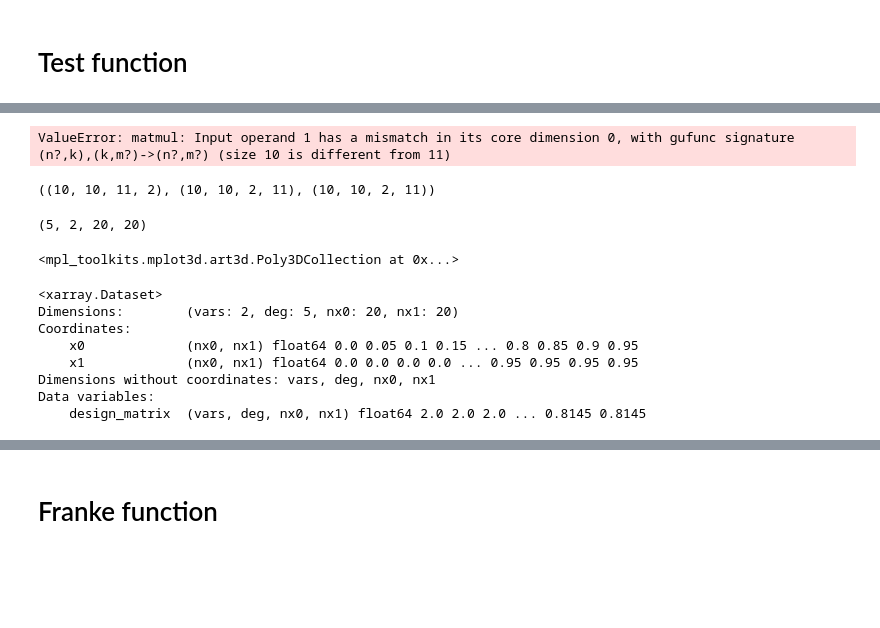
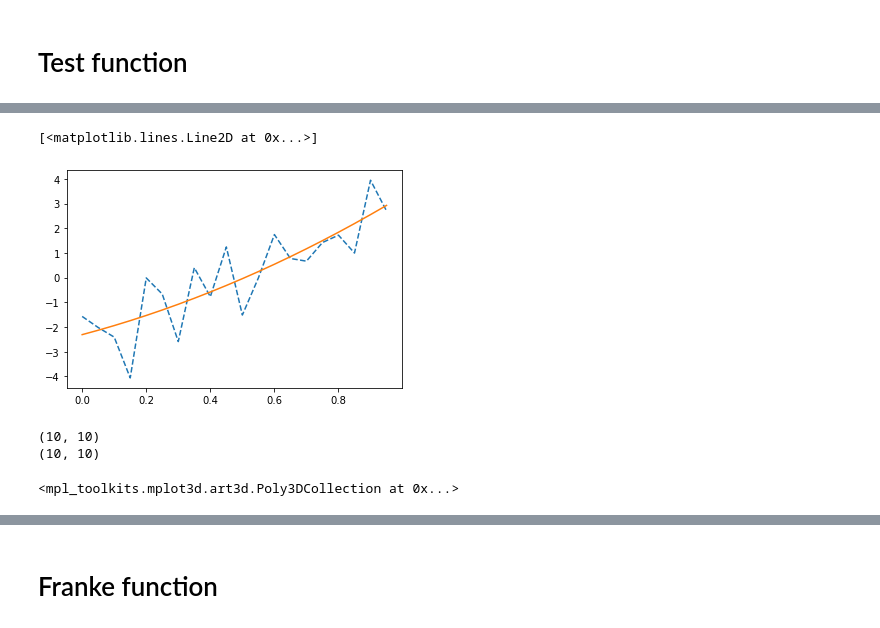
Before and after one commit to johanage/ada_ml_project1, a Jupyter notebook: Project1.ipynb, the cells around one changed output, grey strips where cells are left out. Saved outputs shown, nothing was run; the diff lists cells and outputs as text; code cells hidden in the pictures; blank space fills up the shorter version.

```diff
--- a/Project1.ipynb
+++ b/Project1.ipynb
@@ -37,3 +70,17 @@ np.mean(znoisy-X[0].T@betahat[0])
+# %%
+%matplotlib inline
+import project1.project1;import importlib; importlib.reload(project1.project1);from project1.project1 import *
+x = np.arange(0,1,0.05)
+xvec = np.array([x])
+z = test_func(**{'x0':x})
+znoisy_tilde, X, noise = ols_fp(xvec = xvec, f = test_func, p=2)
+znoisy = z + noise
+znoisy_centered = znoisy-np.mean(znoisy)
+plt.plot(x, znoisy_centered, linestyle = 'dashed')
+plt.plot(x, znoisy_tilde)
+# %% [output]
+[<matplotlib.lines.Line2D at 0x...>]
+[figure, added]
 # %%
 %matplotlib qt
 import project1.project1;import importlib; importlib.reload(project1.project1);from project1.project1 import *
@@ -43,22 +90,20 @@ def test_func_2(**kwargs):
     x = kwargs['x0']
     y = kwargs['x1']
     return 5*x**2 + x + 5*y**2 + y
+xvec = np.array([x, y])
+z = test_func(**{'x%i'%i: xvec[i] for i in range(len(xvec))})
+print(x.shape)
+znoisy_tilde, X, noise = ols_fp(xvec = xvec, f = test_func_2, p=3)
+znoisy_tilde = znoisy_tilde.reshape(x.shape)
+print(znoisy_tilde.shape)
+znoisy = z + noise.reshape(x.shape)
+znoisy_centered = znoisy-np.mean(znoisy)
 
-X, ds = make_design_matrix(xvec = np.array([x, y]), deg = 10)
-z = test_func_2(**{'x0':x,'x1':y})
-znoisy = z + np.random.normal(0,1,size=z.shape)
-XT = np.transpose(X, tuple([i for i in range(len(X.shape)-2)] + [-1,-2]))
-A = np.linalg.pinv(XT@X)@XT
-betahat = A@znoisy
-print(betahat.shape, X.shape)
-print(np.sum(X@betahat, axis = (-2,-1)).shape)
-znoisy_tilde = np.sum(X@betahat, axis = (-2,-1))
+
 fig, ax = plt.subplots(subplot_kw={'projection':'3d'}, figsize=(10,10))
-ax.plot_surface(x,y,znoisy, cmap=cm.viridis)
-#ax.plot_surface(x,y,znoisy_tilde, cmap=cm.coolwarm)
+ax.plot_surface(x,y,znoisy_tilde-np.mean(znoisy_tilde), cmap=cm.viridis)
+ax.plot_surface(x,y,znoisy_centered, cmap=cm.coolwarm)
 # %% [output]
-ValueError: matmul: Input operand 1 has a mismatch in its core dimension 0, with gufunc signature (n?,k),(k,m?)->(n?,m?) (size 10 is different from 11)
+(10, 10)
+(10, 10)
+<mpl_toolkits.mplot3d.art3d.Poly3DCollection at 0x...>
-# %%
-X.shape, XT.shape, (np.linalg.pinv(XT@X)@XT).shape
-# %% [output]
-((10, 10, 11, 2), (10, 10, 2, 11), (10, 10, 2, 11))
@@ -70,30 +109,0 @@ X, ds = make_design_matrix(xvec = np.array([x, y]), deg = 4)
-# %%
-%matplotlib qt
-import project1;import importlib; importlib.reload(project1);from project1 import *
-x, y = np.arange(0,1,0.05), np.arange(0,1,0.05)
-x, y = np.meshgrid(x,y)
-X, ds = make_design_matrix(xvec = np.array([x, y]), deg = 4)
-z = FrankeFunction(**{'x0':x,'x1':y})
-betahat = np.array([np.array([np.linalg.pinv(X[var, deg]@X[var, deg].T)@X[var, deg]@z for var in range(len(X))]) for deg in range(X.shape[1])])
-print(betahat.shape)
-#ztilde = np.sum(np.array([[X[var,deg].T*betahat[deg, var] for deg in range(X.shape[1])] for var in range(X.shape[0])]), axis = (0,1))
-ztilde = np.sum(np.array([[X[:,:,i,j]@betahat[:,:,i,j] for i in range(X.shape[-2])] for j in range(X.shape[-1])]), axis=(-2,-1))
-
-ztilde
-fig, ax = plt.subplots(subplot_kw={'projection':'3d'}, figsize=(10,10))
-ax.plot_surface(x,y,z, cmap=cm.coolwarm)
-ax.plot_surface(x,y,ztilde, cmap=cm.viridis)
-# %% [output]
-(5, 2, 20, 20)
-<mpl_toolkits.mplot3d.art3d.Poly3DCollection at 0x...>
-# %%
-ds
-# %% [output]
-<xarray.Dataset>
-Dimensions:        (vars: 2, deg: 5, nx0: 20, nx1: 20)
-Coordinates:
-    x0             (nx0, nx1) float64 0.0 0.05 0.1 0.15 ... 0.8 0.85 0.9 0.95
-    x1             (nx0, nx1) float64 0.0 0.0 0.0 0.0 ... 0.95 0.95 0.95 0.95
-Dimensions without coordinates: vars, deg, nx0, nx1
-Data variables:
-    design_matrix  (vars, deg, nx0, nx1) float64 2.0 2.0 2.0 ... 0.8145 0.8145
```
Also changed, not shown: parts of 9 cells of this notebook, 1 other file.
